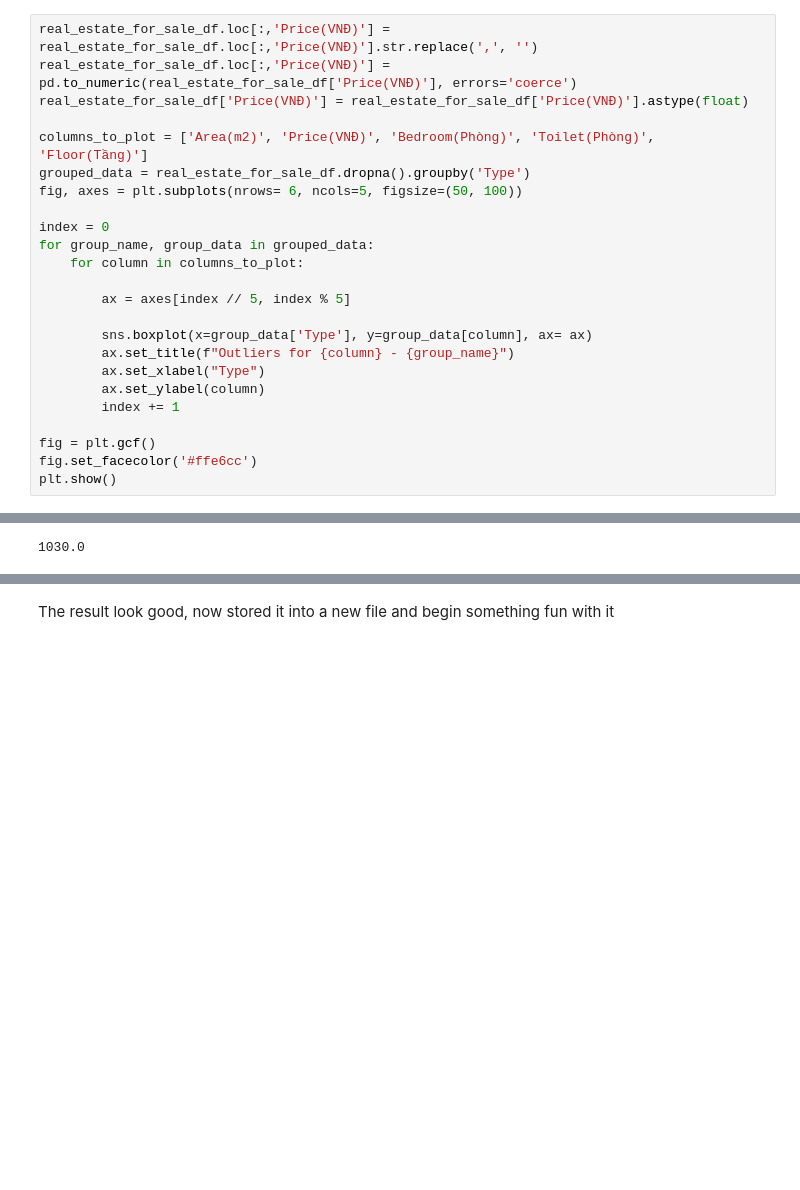
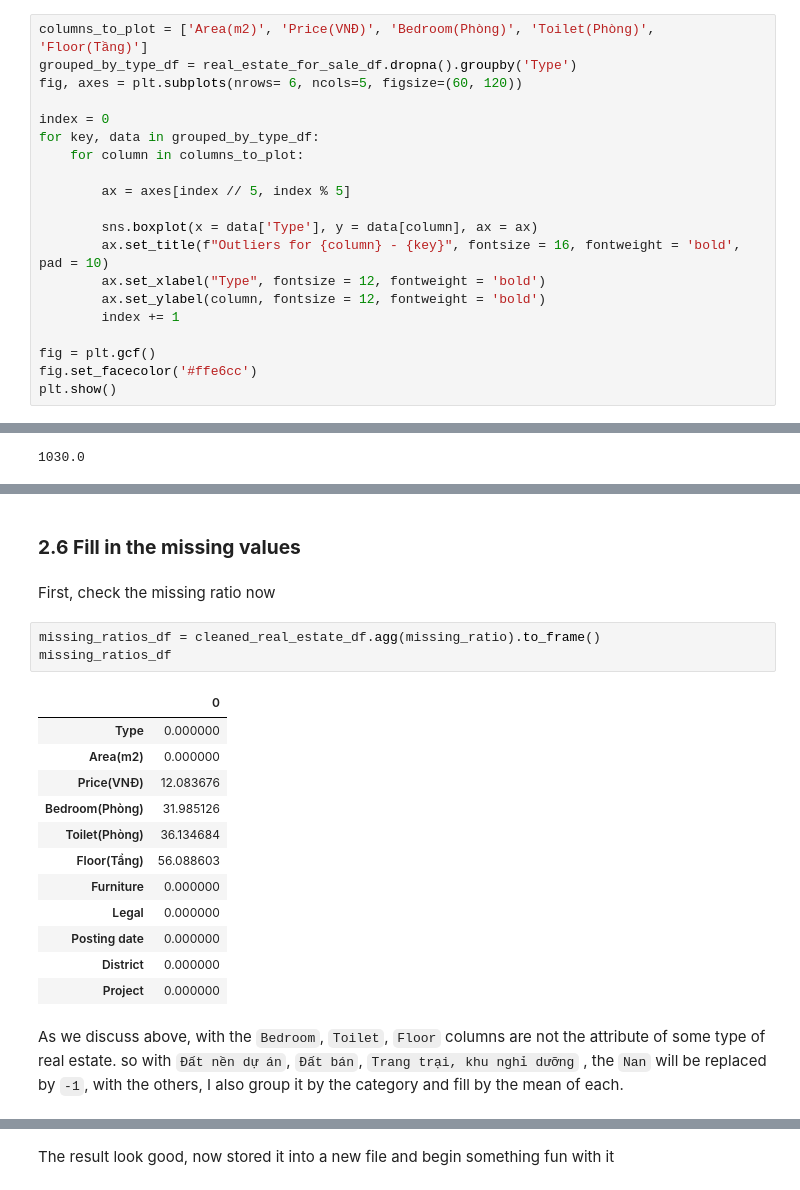
Before and after one commit to bonkh/I2DS_Final_Project, a Jupyter notebook: Notebook/Phase0.2_Preprocessing_for_sale.ipynb, the cells around one changed output, grey strips where cells are left out. Drawn from its saved outputs; the diff is of its cells as text; blank space fills up the shorter version.

```diff
--- a/Notebook/Phase0.2_Preprocessing_for_sale.ipynb
+++ b/Notebook/Phase0.2_Preprocessing_for_sale.ipynb
@@ -600,22 +540,18 @@ This is a necessary step in preprcessing data, a oulier can affect a lot to our
 # %%
-real_estate_for_sale_df.loc[:,'Price(VNĐ)'] = real_estate_for_sale_df.loc[:,'Price(VNĐ)'].str.replace(',', '')
-real_estate_for_sale_df.loc[:,'Price(VNĐ)'] = pd.to_numeric(real_estate_for_sale_df['Price(VNĐ)'], errors='coerce')
-real_estate_for_sale_df['Price(VNĐ)'] = real_estate_for_sale_df['Price(VNĐ)'].astype(float)
-
 columns_to_plot = ['Area(m2)', 'Price(VNĐ)', 'Bedroom(Phòng)', 'Toilet(Phòng)', 'Floor(Tầng)']
-grouped_data = real_estate_for_sale_df.dropna().groupby('Type')
-fig, axes = plt.subplots(nrows= 6, ncols=5, figsize=(50, 100))
+grouped_by_type_df = real_estate_for_sale_df.dropna().groupby('Type')
+fig, axes = plt.subplots(nrows= 6, ncols=5, figsize=(60, 120))
 
 index = 0
-for group_name, group_data in grouped_data:
+for key, data in grouped_by_type_df:
     for column in columns_to_plot:
 
         ax = axes[index // 5, index % 5]
 
-        sns.boxplot(x=group_data['Type'], y=group_data[column], ax= ax)
-        ax.set_title(f"Outliers for {column} - {group_name}")
-        ax.set_xlabel("Type")
-        ax.set_ylabel(column)
+        sns.boxplot(x = data['Type'], y = data[column], ax = ax)
+        ax.set_title(f"Outliers for {column} - {key}", fontsize = 16, fontweight = 'bold', pad = 10)
+        ax.set_xlabel("Type", fontsize = 12, fontweight = 'bold')
+        ax.set_ylabel(column, fontsize = 12, fontweight = 'bold')
         index += 1
 
 fig = plt.gcf()
@@ -665,3 +631,26 @@ for column in columns_to_detect:
 cleaned_real_estate_df['Price(VNĐ)'].isna().sum()
 # %% [output]
 5297
+# %% [markdown]
+### **2.6 Fill in the missing values**
+# %% [markdown]
+
+First, check the missing ratio now
+# %%
+missing_ratios_df = cleaned_real_estate_df.agg(missing_ratio).to_frame()
+missing_ratios_df
+# %% [output]
+|  | 0 |
+| Type | 0.000000 |
+| Area(m2) | 0.000000 |
+| Price(VNĐ) | 12.083676 |
+| Bedroom(Phòng) | 31.985126 |
+| Toilet(Phòng) | 36.134684 |
+| Floor(Tầng) | 56.088603 |
+| Furniture | 0.000000 |
+| Legal | 0.000000 |
+| Posting date | 0.000000 |
+| District | 0.000000 |
+| Project | 0.000000 |
+# %% [markdown]
+As we discuss above, with the `Bedroom`, `Toilet`, `Floor` columns are not the attribute of some type of real estate. so with  `Đất nền dự án`, `Đất bán`, `Trang trại, khu nghỉ dưỡng` , the `Nan` will be replaced by `-1`, with the others, I also group it by the category and fill by the mean of each.
```
Also changed, not shown: parts of 40 cells of this notebook, 3 other files.
